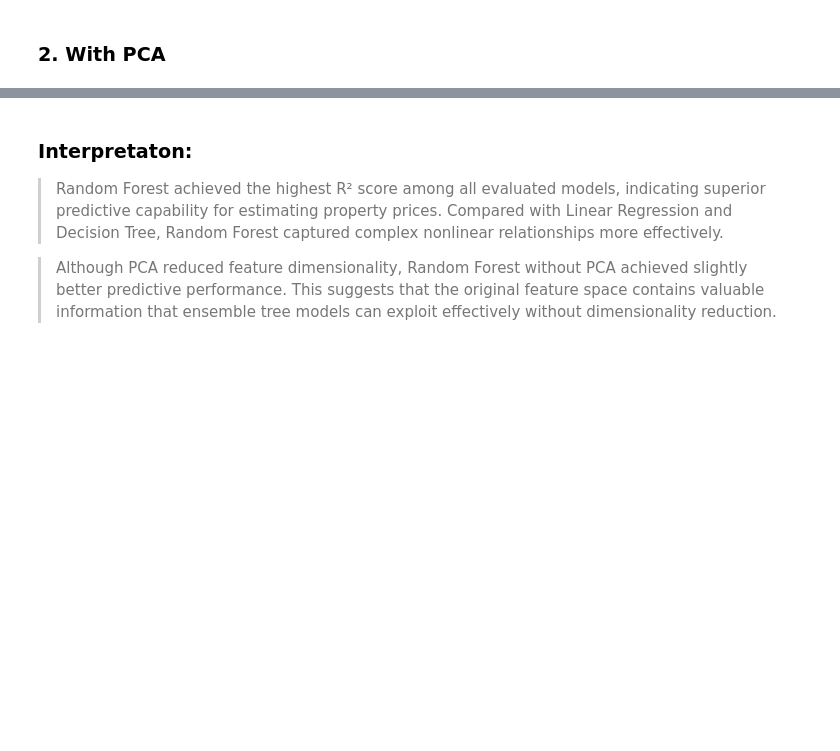
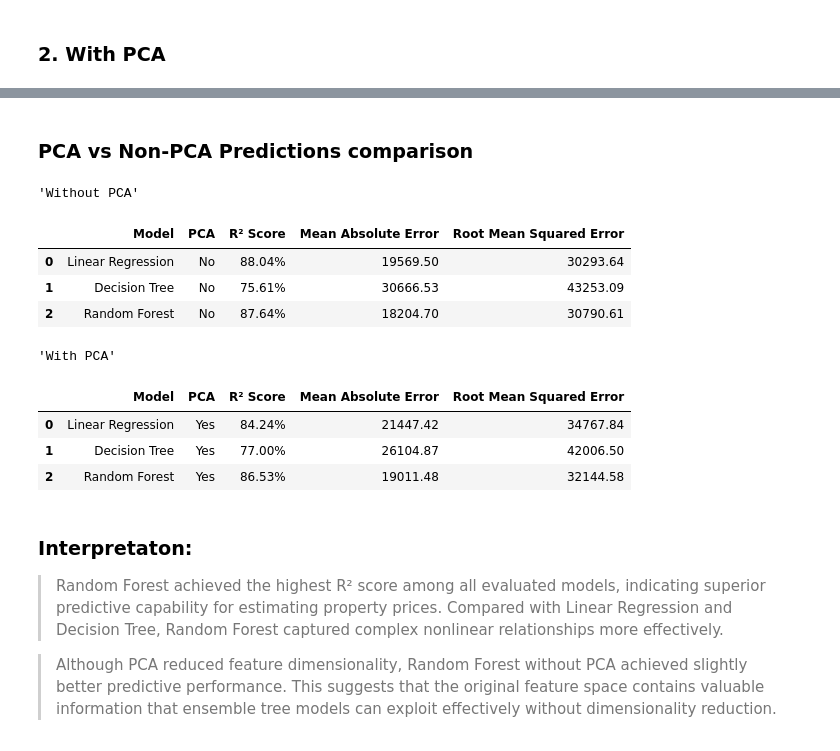
Before and after one commit to sanskar127/property-price-prediction-machine-learning, a Jupyter notebook: report.ipynb, the cells around one changed output, grey strips where cells are left out. Saved outputs shown, nothing was run; the diff lists cells and outputs as text; code cells hidden in the pictures; blank space fills up the shorter version.

```diff
--- a/report.ipynb
+++ b/report.ipynb
@@ -688,5 +667,12 @@ PCA(n_components=0.95)
 > PCA was applied after feature scaling to reduce dimensionality while preserving most of the information contained in the original features. Models were evaluated with and without PCA to assess its impact on predictive performance.
 # %% [markdown]
 ## 6. Machine Learning & Training
+# %%
+# defining models for training and testing on data
+models = {
+    "Linear Regression": LinearRegression(),
+    "Decision Tree": DecisionTreeRegressor(max_depth=3, random_state=42),
+    "Random Forest": RandomForestRegressor(n_estimators=100, random_state=42)
+}
 # %% [markdown]
 ### 1. Without PCA
@@ -861,3 +739,21 @@ Prediction Summary with PCA
+# %% [markdown]
+### PCA vs Non-PCA Predictions comparison
+# %%
+display("Without PCA")
+display(summary)
+display("With PCA")
+display(summary_pca)
+# %% [output]
+'Without PCA'
+|  | Model | PCA | R² Score | Mean Absolute Error | Root Mean Squared Error |
+| 0 | Linear Regression | No | 88.04% | 19569.50 | 30293.64 |
+| 1 | Decision Tree | No | 75.61% | 30666.53 | 43253.09 |
+| 2 | Random Forest | No | 87.64% | 18204.70 | 30790.61 |
+'With PCA'
+|  | Model | PCA | R² Score | Mean Absolute Error | Root Mean Squared Error |
+| 0 | Linear Regression | Yes | 84.24% | 21447.42 | 34767.84 |
+| 1 | Decision Tree | Yes | 77.00% | 26104.87 | 42006.50 |
+| 2 | Random Forest | Yes | 86.53% | 19011.48 | 32144.58 |
 # %% [markdown]
 ### **Interpretaton**:
 
```
Also changed, not shown: parts of 39 cells of this notebook, 1 other file.
